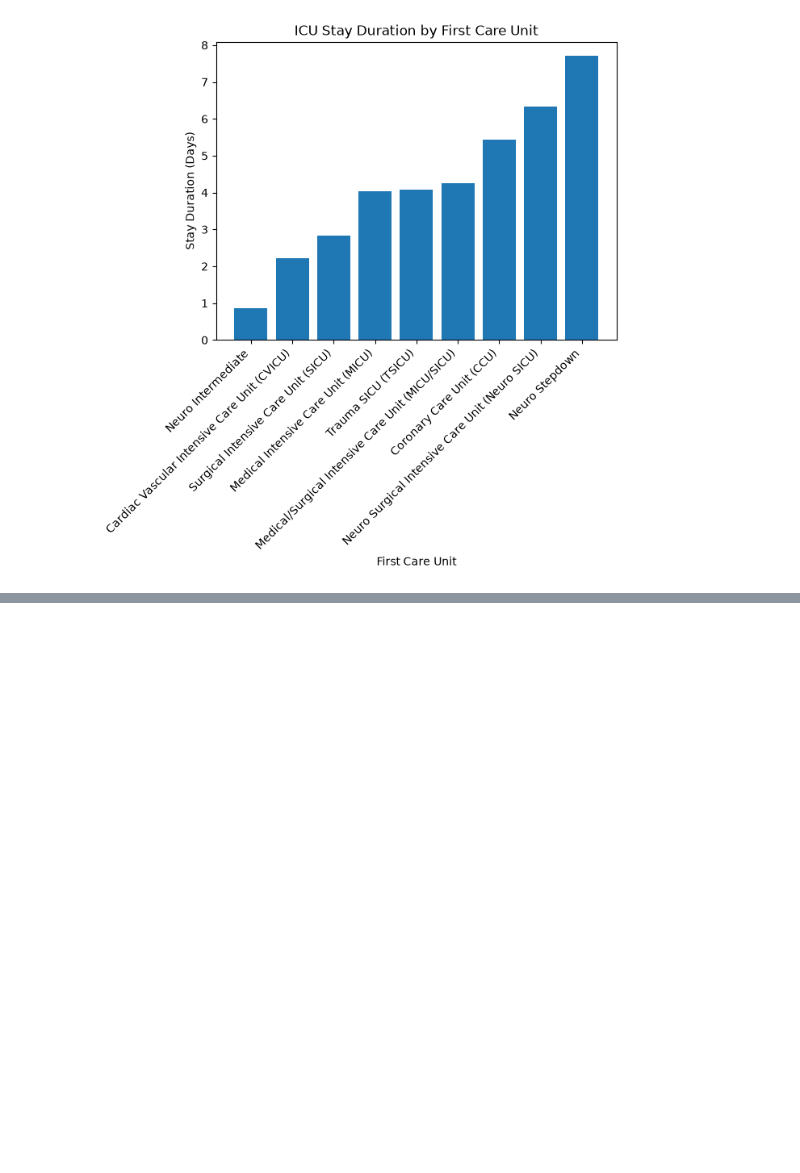
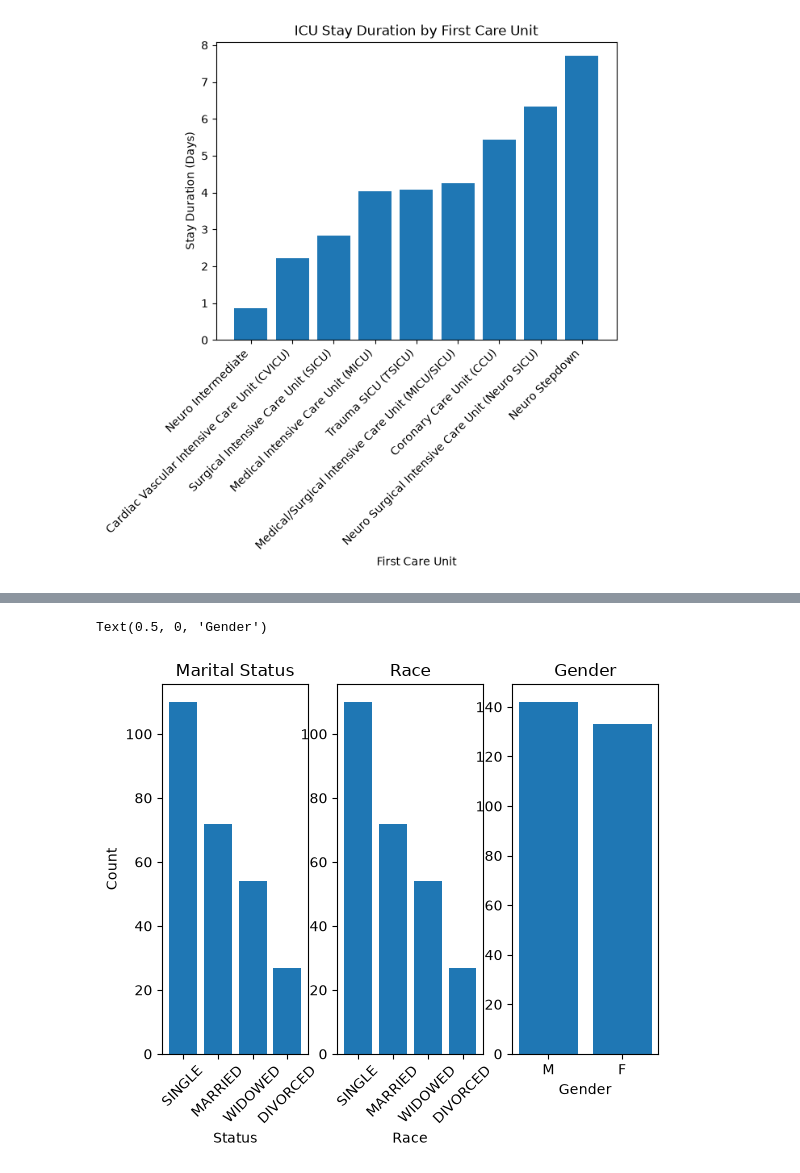
Before and after one commit to jguo2673/MIMIC-IV-EDA, a Jupyter notebook: proj.ipynb, the cells around one changed output, grey strips where cells are left out. Drawn from its saved outputs; the diff is of its cells as text; code cells hidden in the pictures; blank space fills up the shorter version.

```diff
--- a/proj.ipynb
+++ b/proj.ipynb
@@ -226,0 +248,27 @@ plt.show()
+# %%
+# Discrete var distributions
+fig, axs = plt.subplots(1, 3)
+
+# marital status
+marital_status = combined["marital_status"].value_counts()
+axs[0].bar(marital_status.index, marital_status.values)
+axs[0].set_title("Marital Status")
+axs[0].set_xlabel("Status")
+axs[0].set_ylabel("Count")
+axs[0].tick_params(axis="x", labelrotation=45)
+
+# race
+race = combined["race"].value_counts()
+axs[1].bar(marital_status.index, marital_status.values)
+axs[1].set_title("Race")
+axs[1].set_xlabel("Race")
+axs[1].tick_params(axis="x", labelrotation=45)
+
+#gender
+gender = combined["gender"].value_counts()
+axs[2].bar(gender.index, gender.values)
+axs[2].set_title("Gender")
+axs[2].set_xlabel("Gender")
+# %% [output]
+Text(0.5, 0, 'Gender')
+[figure, added]
```
Also changed, not shown: parts of 6 cells of this notebook.
